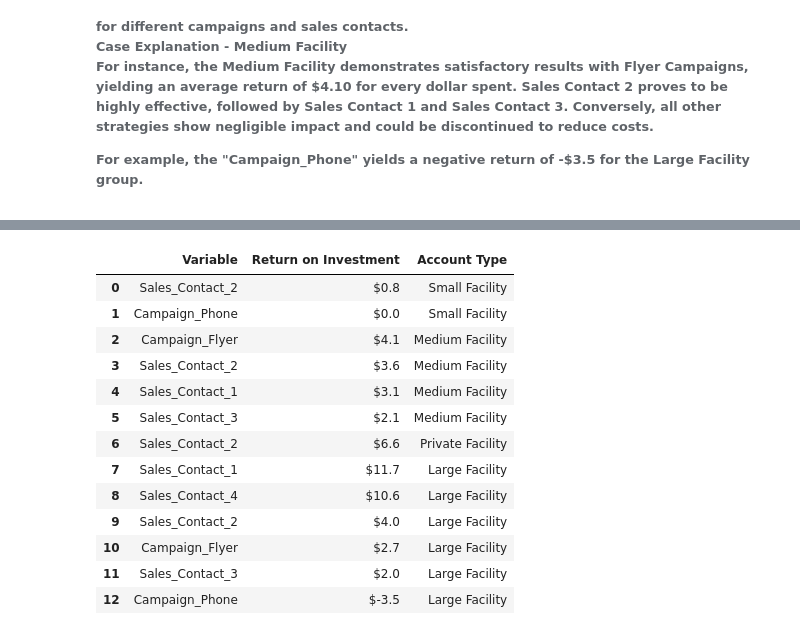
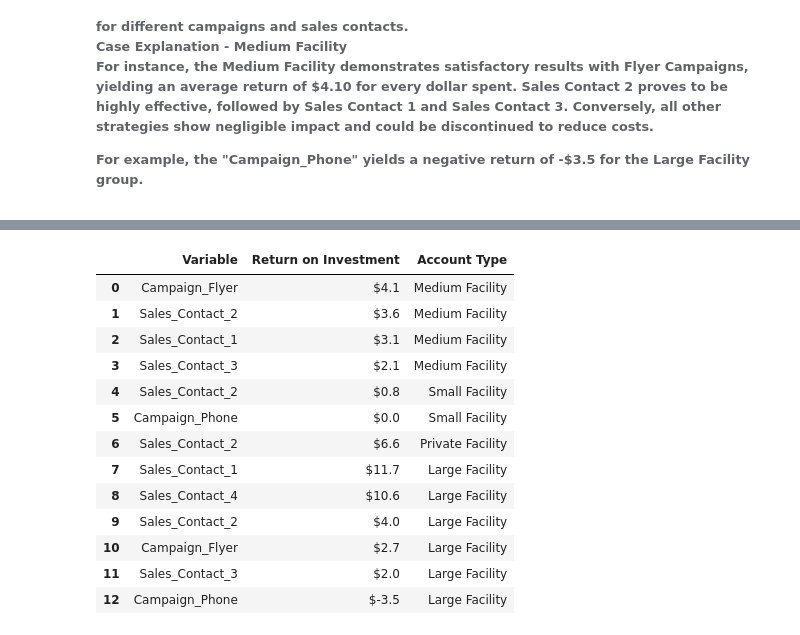
Before and after one commit to felipedds/marketing-campaign, a Jupyter notebook: notebooks/analysis.ipynb, the cells around one changed output, grey strips where cells are left out. Saved outputs shown, nothing was run; the diff lists cells and outputs as text; code cells hidden in the pictures.

```diff
--- a/notebooks/analysis.ipynb
+++ b/notebooks/analysis.ipynb
@@ -373,21 +381,22 @@ consolidated_summary
 # %%
 consolidated_summary.reset_index(inplace=True)
 consolidated_summary.drop("index", inplace=True, axis=1)
+consolidated_summary.columns = ["Variable", "Return on Investment", "Account Type"]
+consolidated_summary.style.background_gradient(cmap="RdYlGn")
 
 def format(x):
         return "${:.1f}".format(x)
 
-consolidated_summary['Return on Investment']  = consolidated_summary['Return on Investment'].apply(format)
-consolidated_summary.columns = ['Variable', 'Return on Investment', 'Account Type']
-consolidated_summary.style.background_gradient(cmap='RdYlGn')
+consolidated_summary["Return on Investment"] = consolidated_summary["Return on Investment"].apply(format)
+pd.DataFrame(consolidated_summary)
 # %% [output]
 |  | Variable | Return on Investment | Account Type |
-| 0 | Sales_Contact_2 | $0.8 | Small Facility |
-| 1 | Campaign_Phone | $0.0 | Small Facility |
-| 2 | Campaign_Flyer | $4.1 | Medium Facility |
-| 3 | Sales_Contact_2 | $3.6 | Medium Facility |
-| 4 | Sales_Contact_1 | $3.1 | Medium Facility |
-| 5 | Sales_Contact_3 | $2.1 | Medium Facility |
+| 0 | Campaign_Flyer | $4.1 | Medium Facility |
+| 1 | Sales_Contact_2 | $3.6 | Medium Facility |
+| 2 | Sales_Contact_1 | $3.1 | Medium Facility |
+| 3 | Sales_Contact_3 | $2.1 | Medium Facility |
+| 4 | Sales_Contact_2 | $0.8 | Small Facility |
+| 5 | Campaign_Phone | $0.0 | Small Facility |
 | 6 | Sales_Contact_2 | $6.6 | Private Facility |
 | 7 | Sales_Contact_1 | $11.7 | Large Facility |
 | 8 | Sales_Contact_4 | $10.6 | Large Facility |
```
Also changed, not shown: parts of 6 cells of this notebook, 2 other files.
